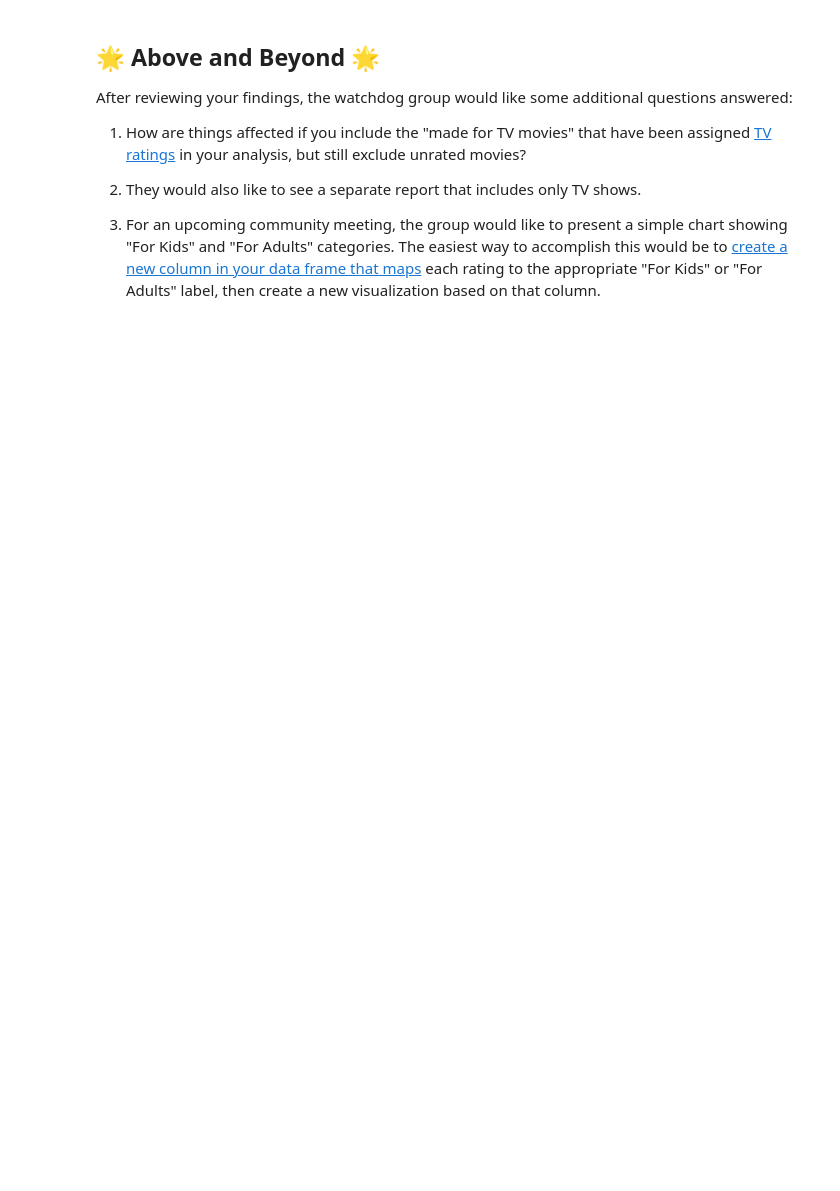
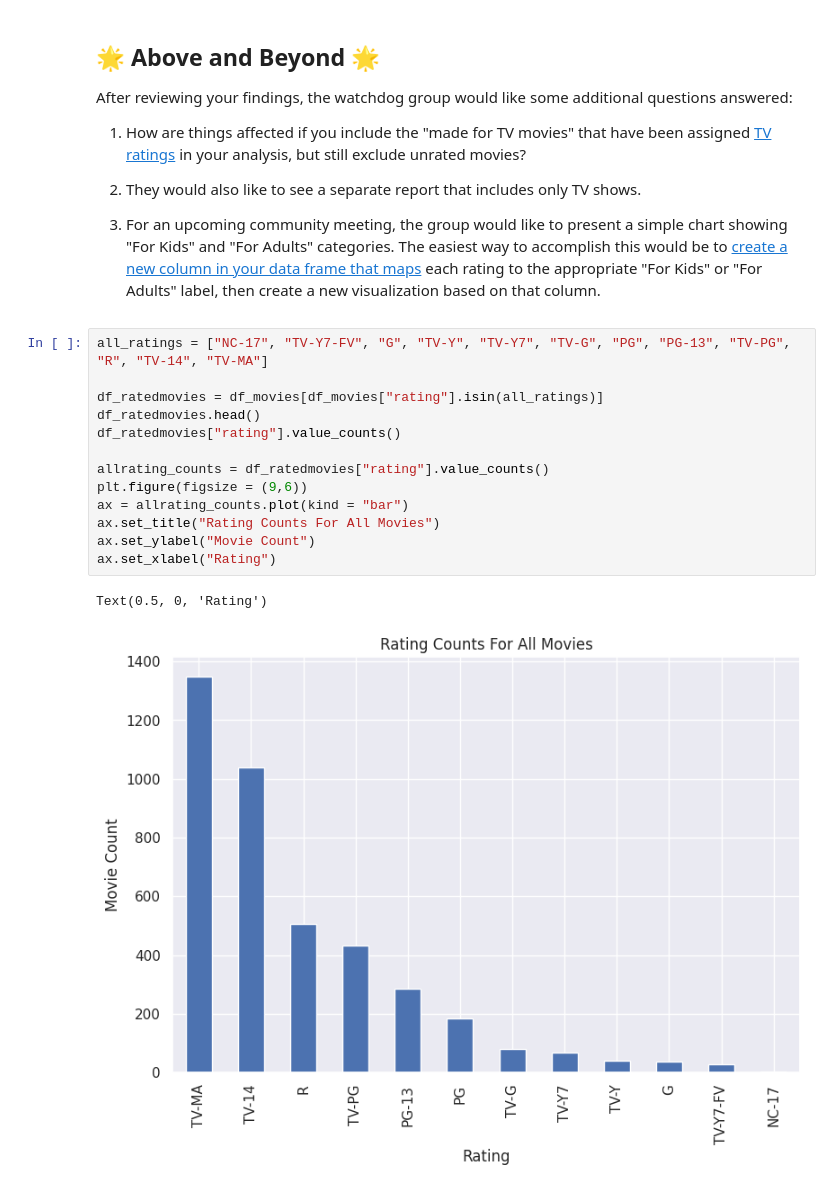
Before and after one commit to jacob-walker12/jacob-walker12.github.io, a Jupyter notebook: notebooks/Exploration_01.ipynb, the cells around one changed output. Drawn from its saved outputs; the diff is of its cells as text; blank space fills up the shorter version.

```diff
--- a/notebooks/Exploration_01.ipynb
+++ b/notebooks/Exploration_01.ipynb
@@ -293,3 +311,19 @@ After reviewing your findings, the watchdog group would like some additional que
 
 3. For an upcoming community meeting, the group would like to present a simple
 chart showing "For Kids" and "For Adults" categories. The easiest way to accomplish this would be to [create a new column in your data frame that maps](https://pandas.pydata.org/docs/getting_started/intro_tutorials/10_text_data.html) each rating to the appropriate "For Kids" or "For Adults" label, then create a new visualization based on that column.
+# %%
+all_ratings = ["NC-17", "TV-Y7-FV", "G", "TV-Y", "TV-Y7", "TV-G", "PG", "PG-13", "TV-PG", "R", "TV-14", "TV-MA"]
+
+df_ratedmovies = df_movies[df_movies["rating"].isin(all_ratings)]
+df_ratedmovies.head()
+df_ratedmovies["rating"].value_counts()
+
+allrating_counts = df_ratedmovies["rating"].value_counts()
+plt.figure(figsize = (9,6))
+ax = allrating_counts.plot(kind = "bar")
+ax.set_title("Rating Counts For All Movies")
+ax.set_ylabel("Movie Count")
+ax.set_xlabel("Rating")
+# %% [output]
+Text(0.5, 0, 'Rating')
+[figure, added]
```
Also changed, not shown: parts of 4 cells of this notebook.
